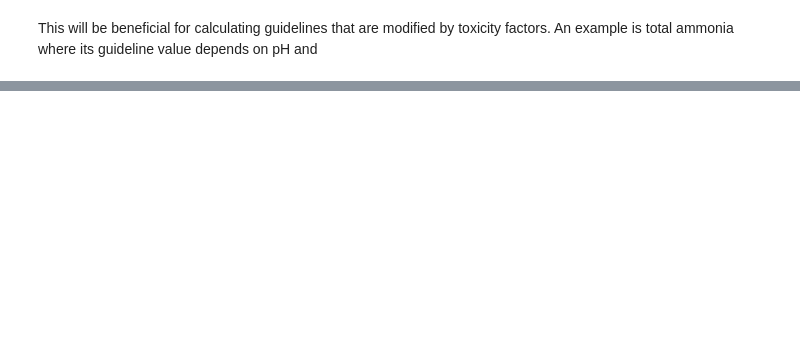
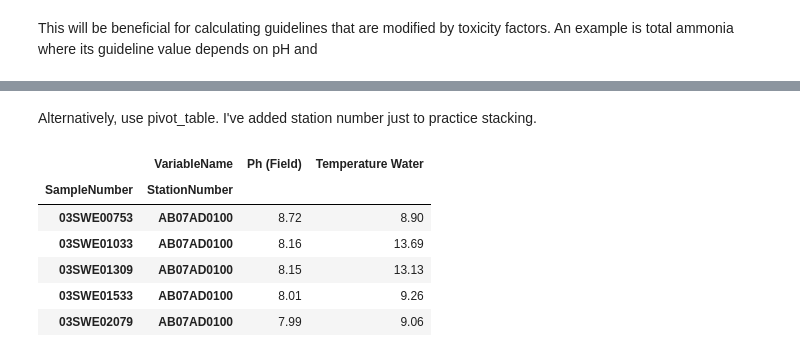
Before and after one commit to mjdzr/AB-WQ, a Jupyter notebook: notebooks/data_cleaning.ipynb, the cells around one changed output, grey strips where cells are left out. Drawn from its saved outputs; the diff is of its cells as text; code cells hidden in the pictures; blank space fills up the shorter version.

```diff
--- a/notebooks/data_cleaning.ipynb
+++ b/notebooks/data_cleaning.ipynb
@@ -332,0 +359,27 @@ data_pivot["Guideline_AmmoniaT_PAL"] = 0.019 / (
+# %% [markdown]
+Alternatively, use pivot_table. I've added station number just to practice stacking.
+# %%
+data_pivot_table = data[
+    (data['VariableName'].isin(["Ph (Field)", "Temperature Water"])) &
+    (~ data['Censored'])][['StationNumber', 'SampleNumber', 'VariableName', 'MeasurementValue']].copy()
+
+# Now use pivot table instead. I know using stack here is redundant. But it's still practice.
+data_pivot_table = data_pivot_table.pivot_table(columns=['StationNumber', 'VariableName'],
+                                                values='MeasurementValue',
+                                                index='SampleNumber',
+                                                observed=True,
+                                                aggfunc="mean")
+
+# Stack
+data_pivot_table = data_pivot_table.stack(level=['StationNumber'])
+
+# Now stack the data. Looks like the way the table is shown is been renewed.
+data_pivot_table.head()
+# %% [output]
+|  | VariableName | Ph (Field) | Temperature Water |
+| SampleNumber | StationNumber |  |  |
+| 03SWE00753 | AB07AD0100 | 8.72 | 8.90 |
+| 03SWE01033 | AB07AD0100 | 8.16 | 13.69 |
+| 03SWE01309 | AB07AD0100 | 8.15 | 13.13 |
+| 03SWE01533 | AB07AD0100 | 8.01 | 9.26 |
+| 03SWE02079 | AB07AD0100 | 7.99 | 9.06 |
```
Also changed, not shown: parts of 4 cells of this notebook.
